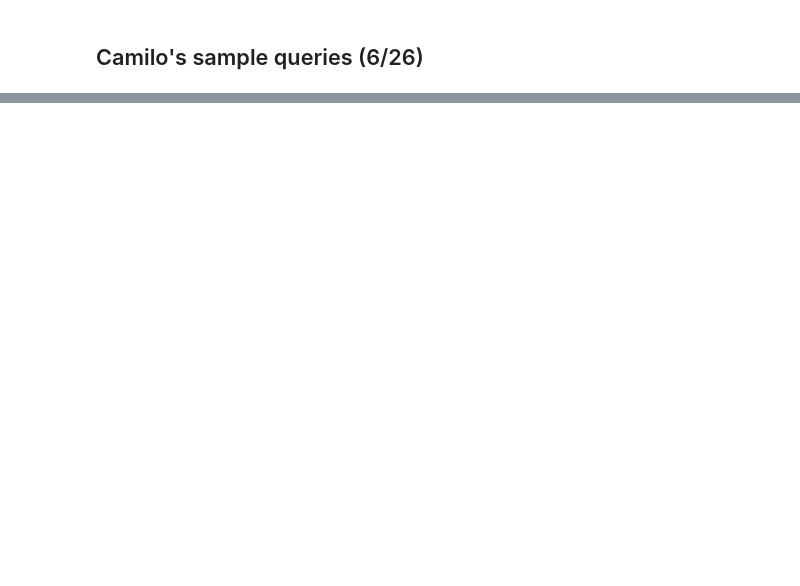
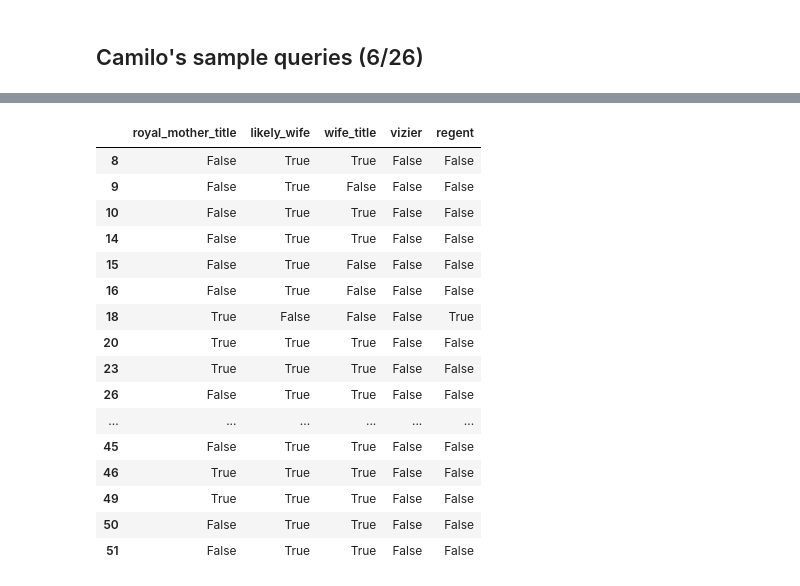
Before and after one commit to brown-ccv/egyptology-viz, a Jupyter notebook: Notebooks/exploration.ipynb, the cells around one changed output, grey strips where cells are left out. Saved outputs shown, nothing was run; the diff lists cells and outputs as text; code cells hidden in the pictures; blank space fills up the shorter version.

```diff
--- a/Notebooks/exploration.ipynb
+++ b/Notebooks/exploration.ipynb
@@ -104,0 +76,21 @@ dynasty_casing
+# %%
+queen_data = queens[['royal_mother_title', 'likely_wife', 'wife_title', 'vizier', 'regent']]
+queen_data
+# %% [output]
+|  | royal_mother_title | likely_wife | wife_title | vizier | regent |
+| 8 | False | True | True | False | False |
+| 9 | False | True | False | False | False |
+| 10 | False | True | True | False | False |
+| 14 | False | True | True | False | False |
+| 15 | False | True | False | False | False |
+| 16 | False | True | False | False | False |
+| 18 | True | False | False | False | True |
+| 20 | True | True | True | False | False |
+| 23 | True | True | True | False | False |
+| 26 | False | True | True | False | False |
+| ... | ... | ... | ... | ... | ... |
+| 45 | False | True | True | False | False |
+| 46 | True | True | True | False | False |
+| 49 | True | True | True | False | False |
+| 50 | False | True | True | False | False |
+| 51 | False | True | True | False | False |
```
Also changed, not shown: parts of 9 cells of this notebook.
